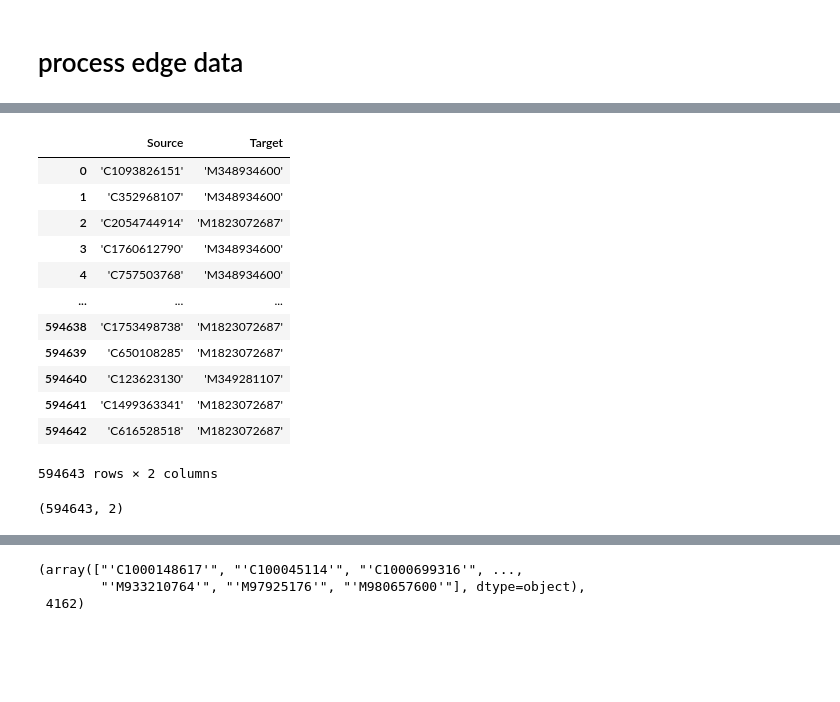
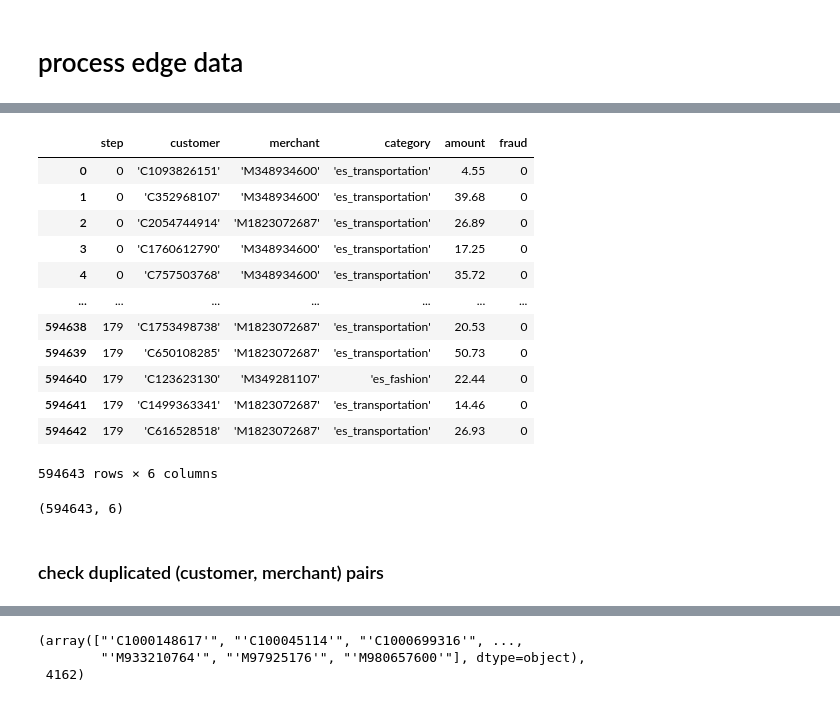
Before and after one commit to aws-samples/anomaly-detection-spatial-temporal-data-workshop, a Jupyter notebook: notebooks/financial_fraud/1.1-gy-data-transform.ipynb, the cells around one changed output, grey strips where cells are left out. Saved outputs shown, nothing was run; the diff lists cells and outputs as text; code cells hidden in the pictures; blank space fills up the shorter version.

```diff
--- a/notebooks/financial_fraud/1.1-gy-data-transform.ipynb
+++ b/notebooks/financial_fraud/1.1-gy-data-transform.ipynb
@@ -88,3 +70,6 @@ edges = raw_net_trans_data[['Source','Target']]
+# %%
+#edges = raw_net_trans_data[['Source','Target']]
+edges = raw_trans_data[['step','customer','merchant','category','amount','fraud']]
 # %%
 edges
 # %% [output]
@@ -104,21 +108,21 @@ edges
 # %%
-edges = edges.loc[edges.Source!=edges.Target]
+edges = edges.loc[edges.customer!=edges.merchant]
 edges
 # %% [output]
-|  | Source | Target |
-| 0 | 'C1093826151' | 'M348934600' |
-| 1 | 'C352968107' | 'M348934600' |
-| 2 | 'C2054744914' | 'M1823072687' |
-| 3 | 'C1760612790' | 'M348934600' |
-| 4 | 'C757503768' | 'M348934600' |
-| ... | ... | ... |
-| 594638 | 'C1753498738' | 'M1823072687' |
-| 594639 | 'C650108285' | 'M1823072687' |
-| 594640 | 'C123623130' | 'M349281107' |
-| 594641 | 'C1499363341' | 'M1823072687' |
-| 594642 | 'C616528518' | 'M1823072687' |
+|  | step | customer | merchant | category | amount | fraud |
+| 0 | 0 | 'C1093826151' | 'M348934600' | 'es_transportation' | 4.55 | 0 |
+| 1 | 0 | 'C352968107' | 'M348934600' | 'es_transportation' | 39.68 | 0 |
+| 2 | 0 | 'C2054744914' | 'M1823072687' | 'es_transportation' | 26.89 | 0 |
+| 3 | 0 | 'C1760612790' | 'M348934600' | 'es_transportation' | 17.25 | 0 |
+| 4 | 0 | 'C757503768' | 'M348934600' | 'es_transportation' | 35.72 | 0 |
+| ... | ... | ... | ... | ... | ... | ... |
+| 594638 | 179 | 'C1753498738' | 'M1823072687' | 'es_transportation' | 20.53 | 0 |
+| 594639 | 179 | 'C650108285' | 'M1823072687' | 'es_transportation' | 50.73 | 0 |
+| 594640 | 179 | 'C123623130' | 'M349281107' | 'es_fashion' | 22.44 | 0 |
+| 594641 | 179 | 'C1499363341' | 'M1823072687' | 'es_transportation' | 14.46 | 0 |
+| 594642 | 179 | 'C616528518' | 'M1823072687' | 'es_transportation' | 26.93 | 0 |
-594643 rows × 2 columns
+594643 rows × 6 columns
 # %%
 edges.shape
 # %% [output]
-(594643, 2)
+(594643, 6)
@@ -126,0 +129,2 @@ edges = np.array(edges)
+# %% [markdown]
+### check duplicated (customer, merchant) pairs
```
Also changed, not shown: parts of 116 cells of this notebook, 2 other files.
